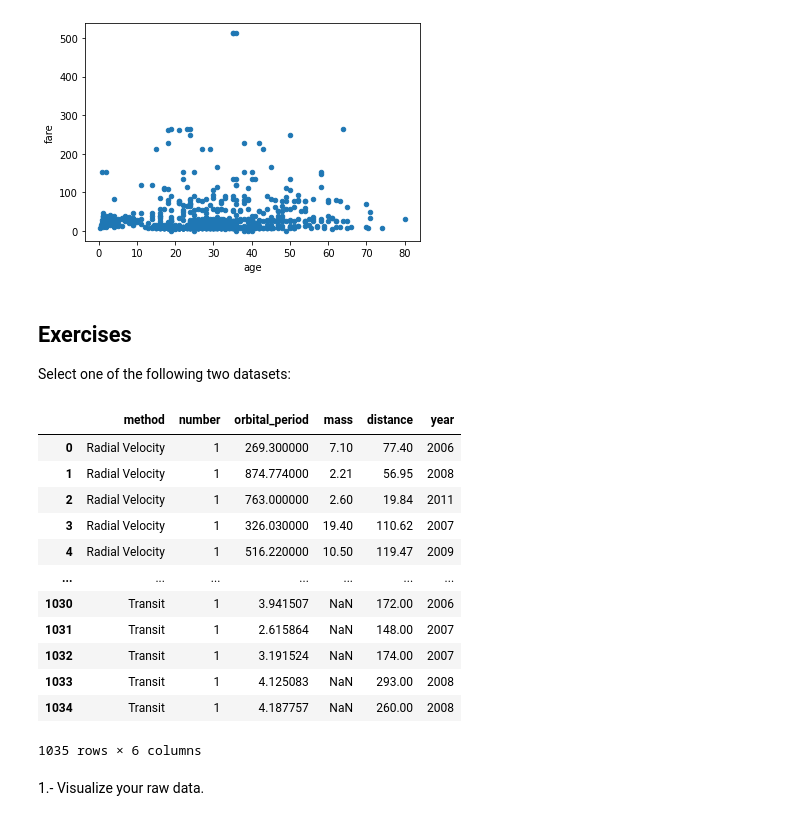
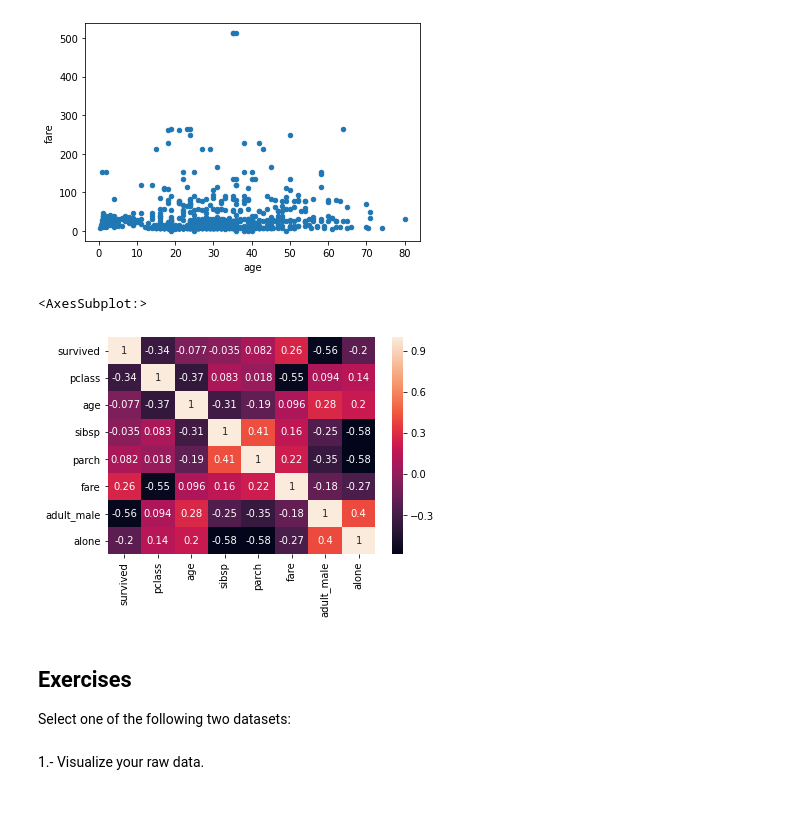
Before and after one commit to dfbarrero/dataCourse, a Jupyter notebook: pandas/Pandas.ipynb, the cells around one changed output. Saved outputs shown, nothing was run; the diff lists cells and outputs as text; code cells hidden in the pictures.

```diff
--- a/pandas/Pandas.ipynb
+++ b/pandas/Pandas.ipynb
@@ -724,6 +751,14 @@ data.plot.scatter(x="age", y="fare")
 # %% [output]
 <AxesSubplot:xlabel='age', ylabel='fare'>
 [figure]
+# %%
+import seaborn as sns
+import matplotlib.pyplot as plt
+
+sns.heatmap(data.corr(), annot=True)
+# %% [output]
+<AxesSubplot:>
+[figure, added]
 # %% [markdown]
 ## Exercises
 
@@ -731,22 +766,8 @@ Select one of the following two datasets:
 # %%
 import seaborn as sns
 
-planets = sns.load_dataset('planets')
-mpg = sns.load_dataset('mpg')
+#planets = sns.load_dataset('planets')
+#mpg = sns.load_dataset('mpg')
-# %% [output]
-|  | method | number | orbital_period | mass | distance | year |
-| 0 | Radial Velocity | 1 | 269.300000 | 7.10 | 77.40 | 2006 |
-| 1 | Radial Velocity | 1 | 874.774000 | 2.21 | 56.95 | 2008 |
-| 2 | Radial Velocity | 1 | 763.000000 | 2.60 | 19.84 | 2011 |
-| 3 | Radial Velocity | 1 | 326.030000 | 19.40 | 110.62 | 2007 |
-| 4 | Radial Velocity | 1 | 516.220000 | 10.50 | 119.47 | 2009 |
-| ... | ... | ... | ... | ... | ... | ... |
-| 1030 | Transit | 1 | 3.941507 | NaN | 172.00 | 2006 |
-| 1031 | Transit | 1 | 2.615864 | NaN | 148.00 | 2007 |
-| 1032 | Transit | 1 | 3.191524 | NaN | 174.00 | 2007 |
-| 1033 | Transit | 1 | 4.125083 | NaN | 293.00 | 2008 |
-| 1034 | Transit | 1 | 4.187757 | NaN | 260.00 | 2008 |
-1035 rows × 6 columns
 # %% [markdown]
 1.- Visualize your raw data.
 # %% [markdown]
```
Also changed, not shown: parts of 19 cells of this notebook, 4 other files.
